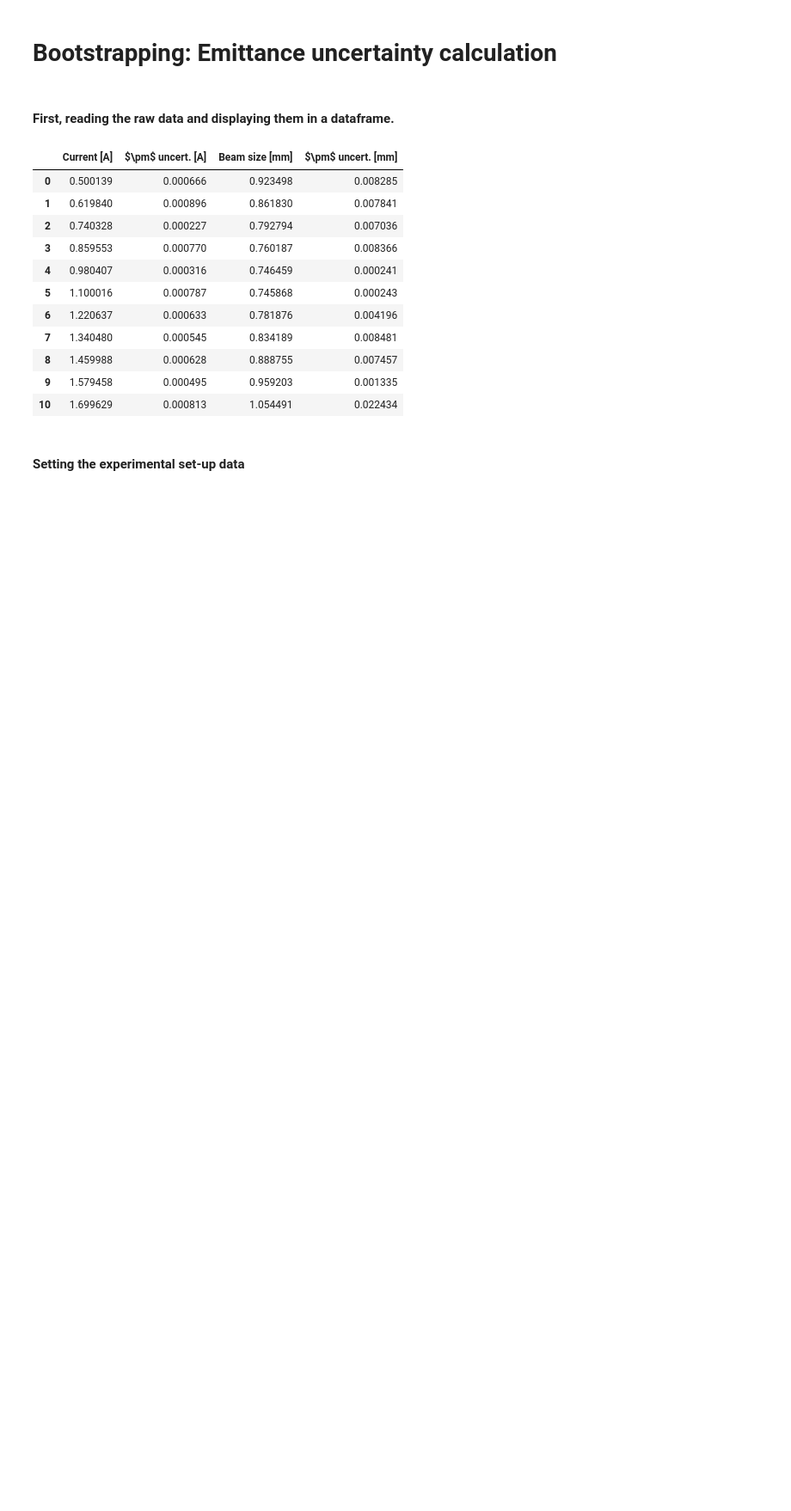
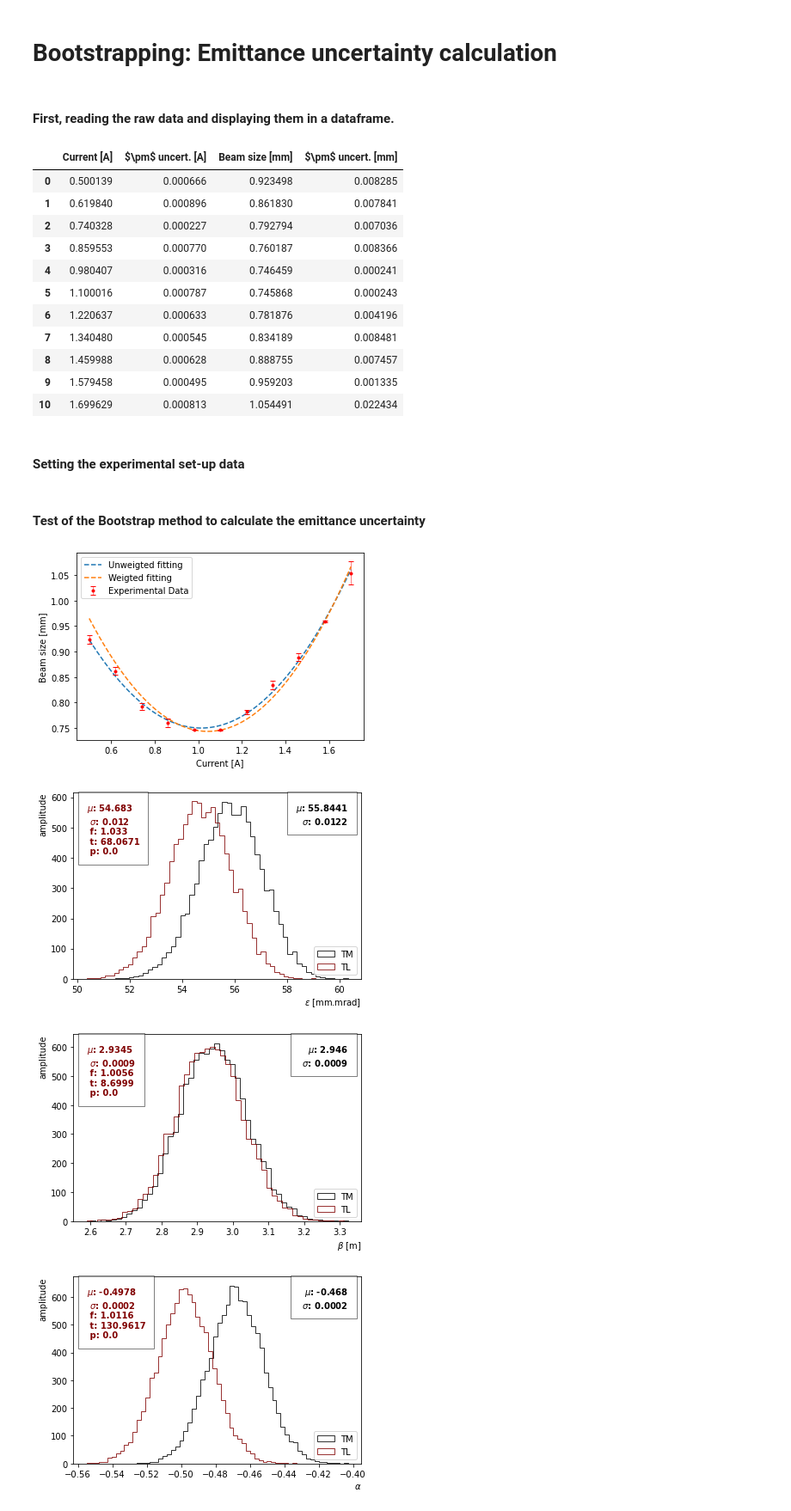
Before and after one commit to ccochato/cnm_final_project, a Jupyter notebook: FINAL_PROJECT_BOOTSTRAPPING_Emittance_uncertainty.ipynb, the cells around one changed output. Shown at 86% size. Saved outputs shown, nothing was run; the diff lists cells and outputs as text; code cells hidden in the pictures; blank space fills up the shorter version.

Commit message:
Test of the Bootstrap method to calculate the emittance uncertainty

```diff
--- a/FINAL_PROJECT_BOOTSTRAPPING_Emittance_uncertainty.ipynb
+++ b/FINAL_PROJECT_BOOTSTRAPPING_Emittance_uncertainty.ipynb
@@ -164,11 +164,11 @@ def t_test(data1, data2):
         t, p = stats.ttest_ind(data1,data2, equal_var=True)
     else:
         t, p = stats.ttest_ind(data1,data2, equal_var=False)
-    return t, p
+    return t, p, f
 # %%
 def plot_histo(data_tm, data_tl, xaxis= r'$\epsilon$ [mmm.rad]'):
     '''Function to plot two histograms with  their main properties'''
-    te, pe = t_test(data_tm, data_tl)
+    te, pe, fe = t_test(data_tm, data_tl)
     qx, by, n = plt.hist(data_tm, bins=50, range=[min(data_tm), max(data_tm)], fc='none',
                          histtype='step', color='black', label='TM', linewidth=.8)
     plt.text(max(by) , max(qx),'$\mu$: '+str(round(data_tm.mean(),4))+'\n $\sigma$: '+
@@ -218,3 +218,12 @@ def emit_montec(energy, sigma, error, I_meas, plane):
     plot_histo(beta_t, beta_tl, xaxis= r'$\beta$ [m]')
     plot_histo(alpha_t, alpha_tl, xaxis= r'$\alpha$')
     plot_histo(gamma_t, gamma_tl, xaxis= r'$\gamma$ [1/m]')
+# %% [markdown]
+#### Test of the Bootstrap method to calculate the emittance uncertainty
+# %%
+emit_montec(147.8, sigma,err_sigma, current, 'x')
+# %% [output]
+[figure, added]
+[figure, added]
+[figure, added]
+[figure, added]
```
Also changed, not shown: parts of 1 cell of this notebook.
